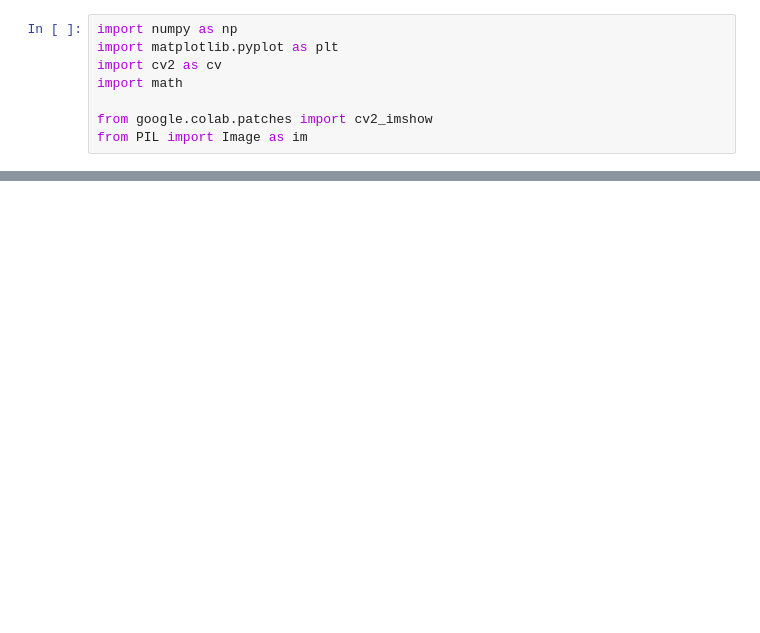
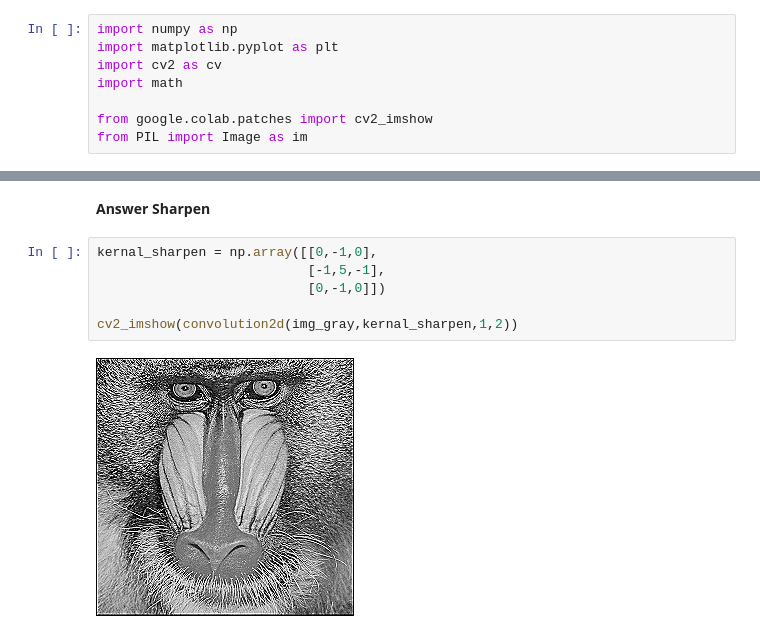
Before and after one commit to Raihandany/PCVK_Ganjil_2023, a Jupyter notebook: Week7_PCVK_2023.ipynb, the cells around one changed output, grey strips where cells are left out. Cells and saved outputs as stored; diff of their text form; blank space fills up the shorter version.

```diff
--- a/Week7_PCVK_2023.ipynb
+++ b/Week7_PCVK_2023.ipynb
@@ -46,0 +66,10 @@ plt.show()
+# %% [markdown]
+ **Answer Sharpen**
+# %%
+kernal_sharpen = np.array([[0,-1,0],
+                           [-1,5,-1],
+                           [0,-1,0]])
+
+cv2_imshow(convolution2d(img_gray,kernal_sharpen,1,2))
+# %% [output]
+[figure, added]
```
Also changed, not shown: parts of 22 cells of this notebook.
